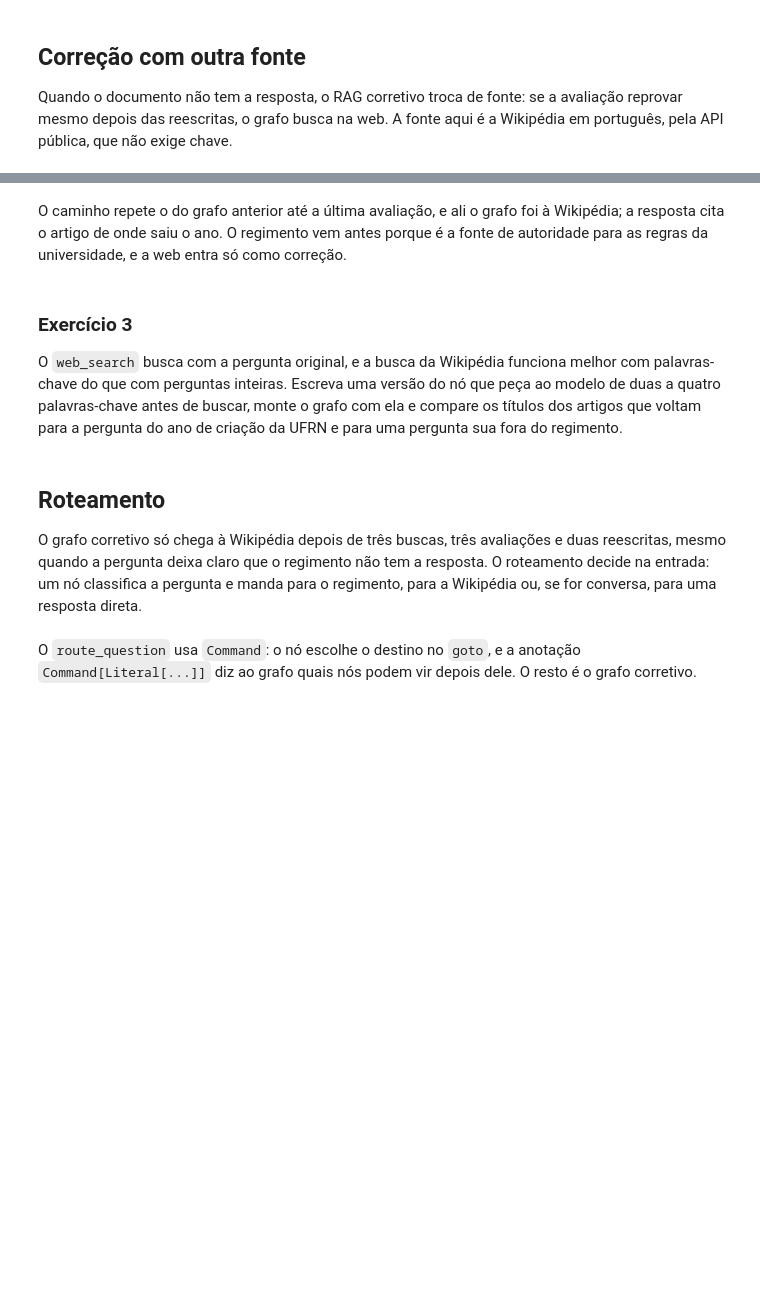
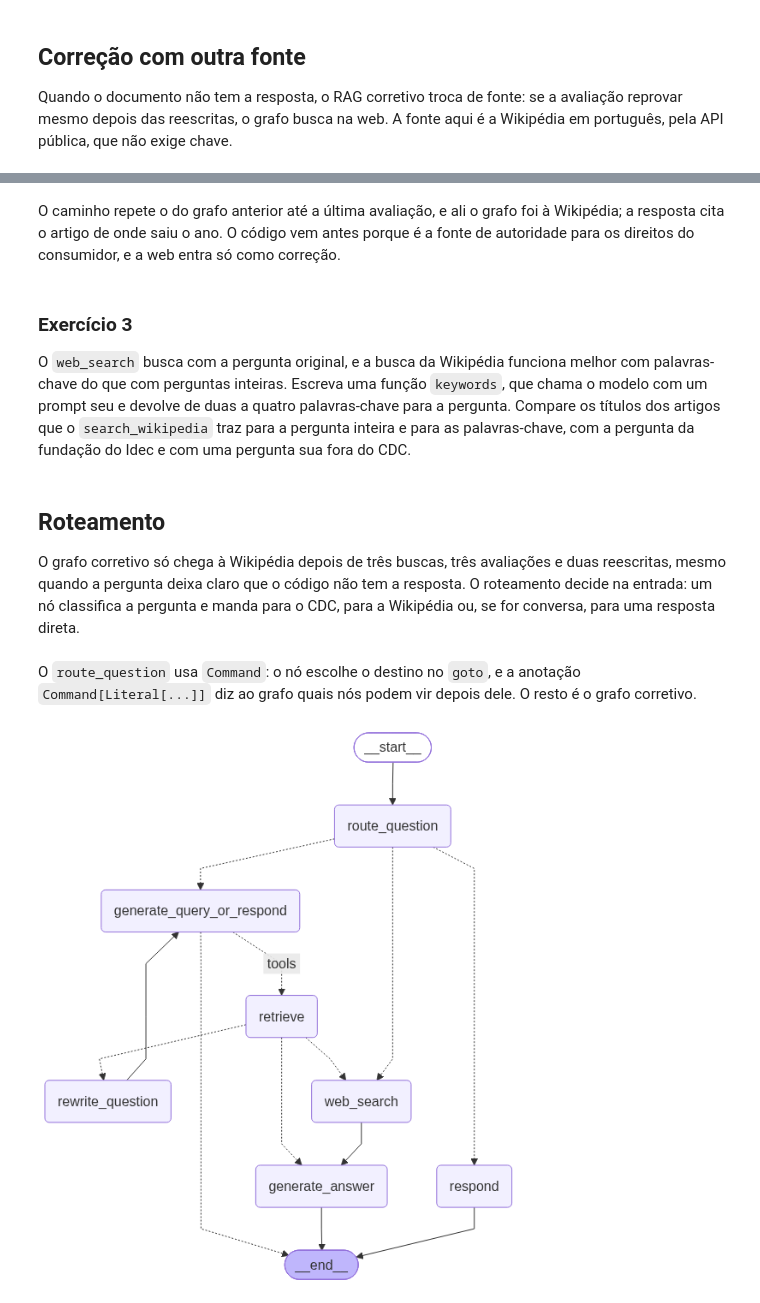
Before and after one commit to silvaan/agentic-ai, a Jupyter notebook: 12 - Agentic RAG.ipynb, the cells around one changed output, grey strips where cells are left out. Drawn from its saved outputs; the diff is of its cells as text; code cells hidden in the pictures; blank space fills up the shorter version.

```diff
--- a/12 - Agentic RAG.ipynb
+++ b/12 - Agentic RAG.ipynb
@@ -146,9 +186,7 @@ class GradeDocuments(BaseModel):
 
 grader = model.with_structured_output(GradeDocuments)
 # %%
-question = "Quantas faltas posso ter numa matéria?"
-
-for query in [question, "Qual a frequência mínima exigida para aprovação em disciplina?"]:
-    context = search_regiment.invoke({"query": query})
-    verdict = grader.invoke(GRADE_PROMPT.format(context=context, question=question))
+for query in [QUESTION, "Prazo máximo de manutenção de informações negativas do consumidor em cadastros"]:
+    context = search_cdc.invoke({"query": query})
+    verdict = grader.invoke(GRADE_PROMPT.format(context=context, question=QUESTION))
     print(f"{verdict.binary_score:3s} | busca por {query!r}")
@@ -367,35 +451,35 @@ show(corrective_graph, "Em que ano a UFRN foi criada?")
 # %% [markdown]
-O caminho repete o do grafo anterior até a última avaliação, e ali o grafo foi à Wikipédia; a resposta cita o artigo de onde saiu o ano. O regimento vem antes porque é a fonte de autoridade para as regras da universidade, e a web entra só como correção.
+O caminho repete o do grafo anterior até a última avaliação, e ali o grafo foi à Wikipédia; a resposta cita o artigo de onde saiu o ano. O código vem antes porque é a fonte de autoridade para os direitos do consumidor, e a web entra só como correção.
 # %% [markdown]
 ### Exercício 3
 
-O `web_search` busca com a pergunta original, e a busca da Wikipédia funciona melhor com palavras-chave do que com perguntas inteiras. Escreva uma versão do nó que peça ao modelo de duas a quatro palavras-chave antes de buscar, monte o grafo com ela e compare os títulos dos artigos que voltam para a pergunta do ano de criação da UFRN e para uma pergunta sua fora do regimento.
+O `web_search` busca com a pergunta original, e a busca da Wikipédia funciona melhor com palavras-chave do que com perguntas inteiras. Escreva uma função `keywords`, que chama o modelo com um prompt seu e devolve de duas a quatro palavras-chave para a pergunta. Compare os títulos dos artigos que o `search_wikipedia` traz para a pergunta inteira e para as palavras-chave, com a pergunta da fundação do Idec e com uma pergunta sua fora do CDC.
 # %%
 # Seu código aqui
 # %% [markdown]
 ## Roteamento
 
-O grafo corretivo só chega à Wikipédia depois de três buscas, três avaliações e duas reescritas, mesmo quando a pergunta deixa claro que o regimento não tem a resposta. O roteamento decide na entrada: um nó classifica a pergunta e manda para o regimento, para a Wikipédia ou, se for conversa, para uma resposta direta.
+O grafo corretivo só chega à Wikipédia depois de três buscas, três avaliações e duas reescritas, mesmo quando a pergunta deixa claro que o código não tem a resposta. O roteamento decide na entrada: um nó classifica a pergunta e manda para o CDC, para a Wikipédia ou, se for conversa, para uma resposta direta.
 # %%
 ROUTE_PROMPT = """# Papel
-Você é o roteador de um assistente que responde dúvidas sobre a UFRN.
+Você é o roteador de um assistente que responde dúvidas de consumidores.
 
 # Regras
-Classifique a pergunta do usuário em exatamente uma de três fontes: regimento, web ou conversa.
-Regimento cobre normas, órgãos, cargos e procedimentos acadêmicos e administrativos da UFRN.
-Web cobre fatos gerais, como história, datas, pessoas e lugares, mesmo que sejam sobre a UFRN.
+Classifique a pergunta do usuário em exatamente uma de três fontes: cdc, web ou conversa.
+CDC cobre direitos, deveres, prazos e práticas proibidas nas relações de consumo.
+Web cobre fatos gerais, como órgãos, empresas, história, datas e números, mesmo que sejam sobre defesa do consumidor.
 Conversa cobre cumprimentos e mensagens que não pedem informação."""
 
 
 class RouteQuery(BaseModel):
     """Fonte escolhida para responder à pergunta."""
 
-    source: Literal["regimento", "web", "conversa"]
+    source: Literal["cdc", "web", "conversa"]
 
 
 router = model.with_structured_output(RouteQuery)
 
-ROUTES = {"regimento": "generate_query_or_respond", "web": "web_search", "conversa": "respond"}
+ROUTES = {"cdc": "generate_query_or_respond", "web": "web_search", "conversa": "respond"}
 
 
 def route_question(state: RAGState) -> Command[Literal["generate_query_or_respond", "web_search", "respond"]]:
@@ -412,24 +496,26 @@ O `route_question` usa `Command`: o nó escolhe o destino no `goto`, e a anotaç
 # %%
 routed_builder = StateGraph(RAGState)
 
 # nós
 routed_builder.add_node("route_question", route_question)
 routed_builder.add_node("respond", respond)
 routed_builder.add_node("generate_query_or_respond", generate_query_or_respond)
-routed_builder.add_node("retrieve", ToolNode([search_regiment]))
+routed_builder.add_node("retrieve", ToolNode([search_cdc]))
 routed_builder.add_node("rewrite_question", rewrite_question)
 routed_builder.add_node("web_search", web_search)
 routed_builder.add_node("generate_answer", generate_answer)
 
 # arestas
 routed_builder.add_edge(START, "route_question")
 routed_builder.add_edge("respond", END)
 routed_builder.add_conditional_edges("generate_query_or_respond", tools_condition, {"tools": "retrieve", END: END})
 routed_builder.add_conditional_edges("retrieve", grade_or_search)
 routed_builder.add_edge("rewrite_question", "generate_query_or_respond")
 routed_builder.add_edge("web_search", "generate_answer")
 routed_builder.add_edge("generate_answer", END)
 
 routed_graph = routed_builder.compile()
 Image(routed_graph.get_graph().draw_mermaid_png())
+# %% [output]
+[figure, added]
 # %%
```
Also changed, not shown: parts of 46 cells of this notebook.
